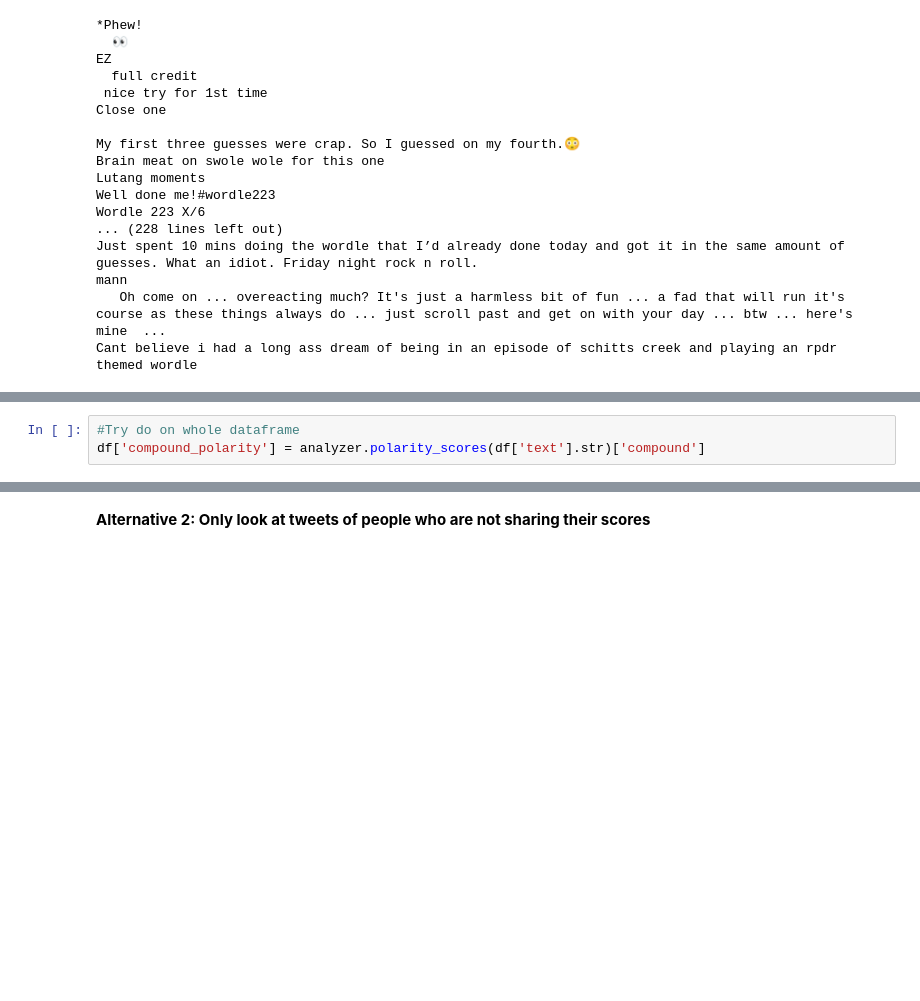
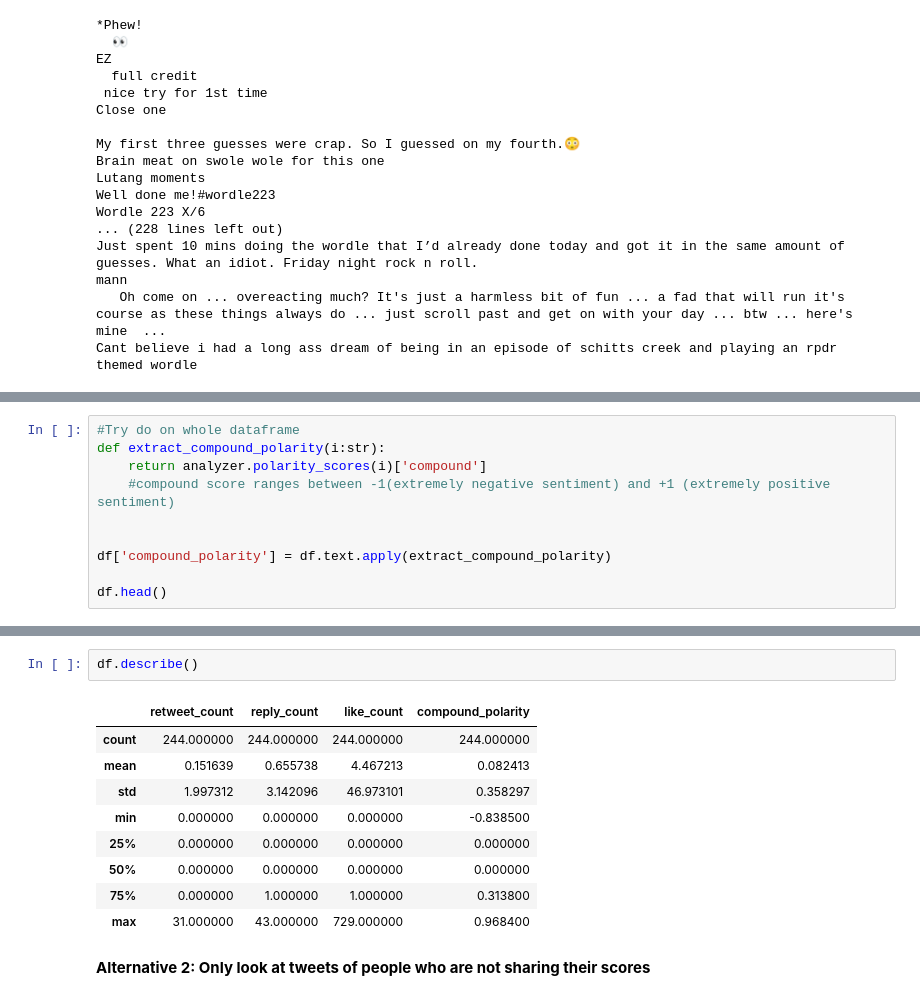
Before and after one commit to Thomas-mcinally/Twitter-Sentiment-Analysis, a Jupyter notebook: sentiment_analysis/twitter_wordle_sentiment.ipynb, the cells around one changed output, grey strips where cells are left out. Cells and saved outputs as stored; diff of their text form; blank space fills up the shorter version.

```diff
--- a/sentiment_analysis/twitter_wordle_sentiment.ipynb
+++ b/sentiment_analysis/twitter_wordle_sentiment.ipynb
@@ -97,4 +98 @@ print(str(vs))
 {'neg': 0.0, 'neu': 1.0, 'pos': 0.0, 'compound': 0.0}
-# %%
-#Try do on whole dataframe
-df['compound_polarity'] = analyzer.polarity_scores(df['text'].str)['compound']
@@ -102,0 +99,10 @@ TypeError: unhashable type: 'Series'
+# %%
+#Try do on whole dataframe
+def extract_compound_polarity(i:str):
+    return analyzer.polarity_scores(i)['compound']
+    #compound score ranges between -1(extremely negative sentiment) and +1 (extremely positive sentiment)
+
+
+df['compound_polarity'] = df.text.apply(extract_compound_polarity)
+
+df.head()
@@ -103,3 +116,15 @@ TypeError: unhashable type: 'Series'
+# %%
+df.describe()
+# %% [output]
+|  | retweet_count | reply_count | like_count | compound_polarity |
+| count | 244.000000 | 244.000000 | 244.000000 | 244.000000 |
+| mean | 0.151639 | 0.655738 | 4.467213 | 0.082413 |
+| std | 1.997312 | 3.142096 | 46.973101 | 0.358297 |
+| min | 0.000000 | 0.000000 | 0.000000 | -0.838500 |
+| 25% | 0.000000 | 0.000000 | 0.000000 | 0.000000 |
+| 50% | 0.000000 | 0.000000 | 0.000000 | 0.000000 |
+| 75% | 0.000000 | 1.000000 | 1.000000 | 0.313800 |
+| max | 31.000000 | 43.000000 | 729.000000 | 0.968400 |
 # %% [markdown]
 **Alternative 2: Only look at tweets of people who are not sharing their scores**
 # %%
```
Also changed, not shown: parts of 3 cells of this notebook, 1 other file.
